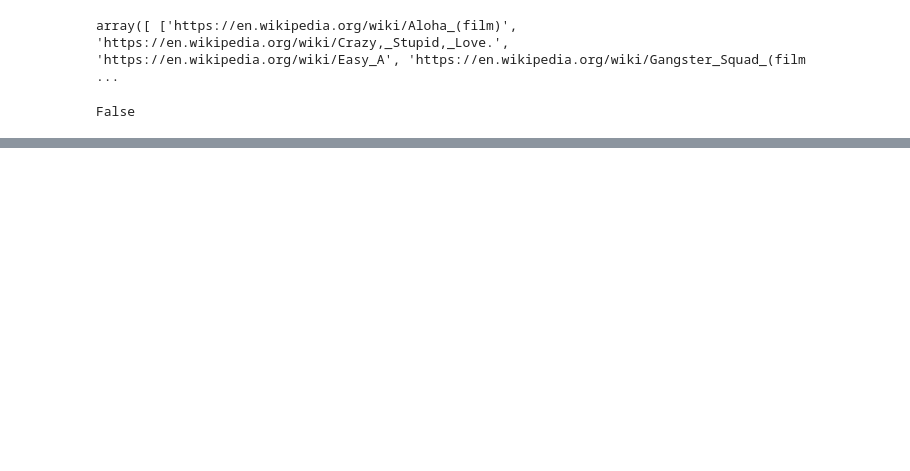
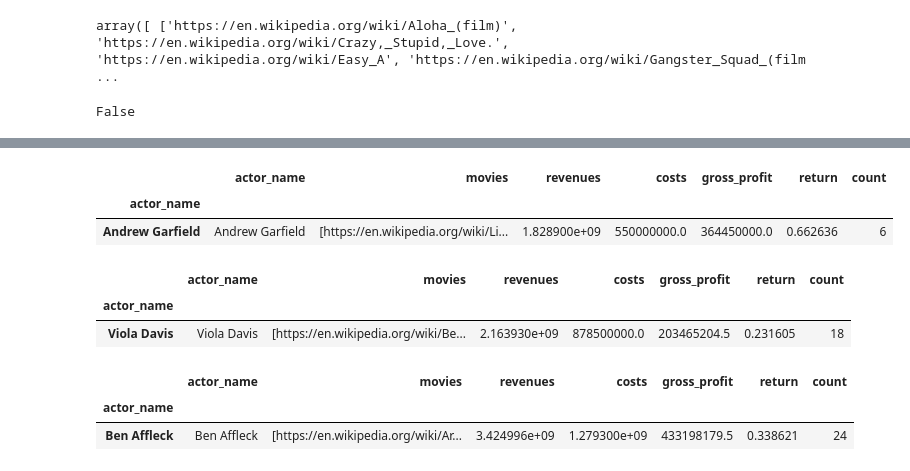
Before and after one commit to venamax/movies, a Jupyter notebook: Director_Actors.ipynb, the cells around one changed output, grey strips where cells are left out. Saved outputs shown, nothing was run; the diff lists cells and outputs as text; code cells hidden in the pictures; blank space fills up the shorter version.

```diff
--- a/Director_Actors.ipynb
+++ b/Director_Actors.ipynb
@@ -277,0 +291,18 @@ df_actors[df_actors['actor_name']=='Emma Stone']
+# %%
+df_actors[df_actors['actor_name']=='Andrew Garfield']
+# %% [output]
+|  | actor_name | movies | revenues | costs | gross_profit | return | count |
+| actor_name |  |  |  |  |  |  |  |
+| Andrew Garfield | Andrew Garfield | [https://en.wikipedia.org/wiki/Li... | 1.828900e+09 | 550000000.0 | 364450000.0 | 0.662636 | 6 |
+# %%
+df_actors[df_actors['actor_name']=='Viola Davis']
+# %% [output]
+|  | actor_name | movies | revenues | costs | gross_profit | return | count |
+| actor_name |  |  |  |  |  |  |  |
+| Viola Davis | Viola Davis | [https://en.wikipedia.org/wiki/Be... | 2.163930e+09 | 878500000.0 | 203465204.5 | 0.231605 | 18 |
+# %%
+df_actors[df_actors['actor_name']=='Ben Affleck']
+# %% [output]
+|  | actor_name | movies | revenues | costs | gross_profit | return | count |
+| actor_name |  |  |  |  |  |  |  |
+| Ben Affleck | Ben Affleck | [https://en.wikipedia.org/wiki/Ar... | 3.424996e+09 | 1.279300e+09 | 433198179.5 | 0.338621 | 24 |
```
Also changed, not shown: parts of 31 cells of this notebook.
